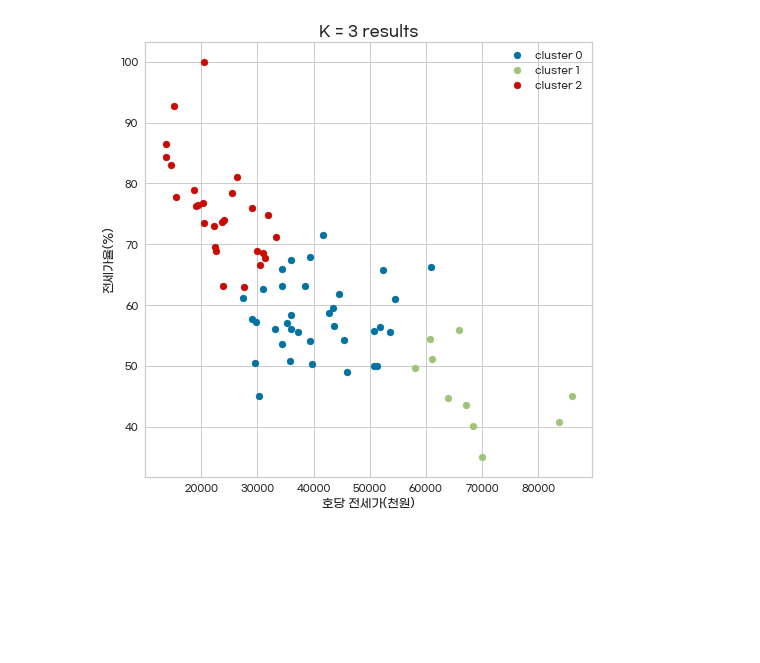
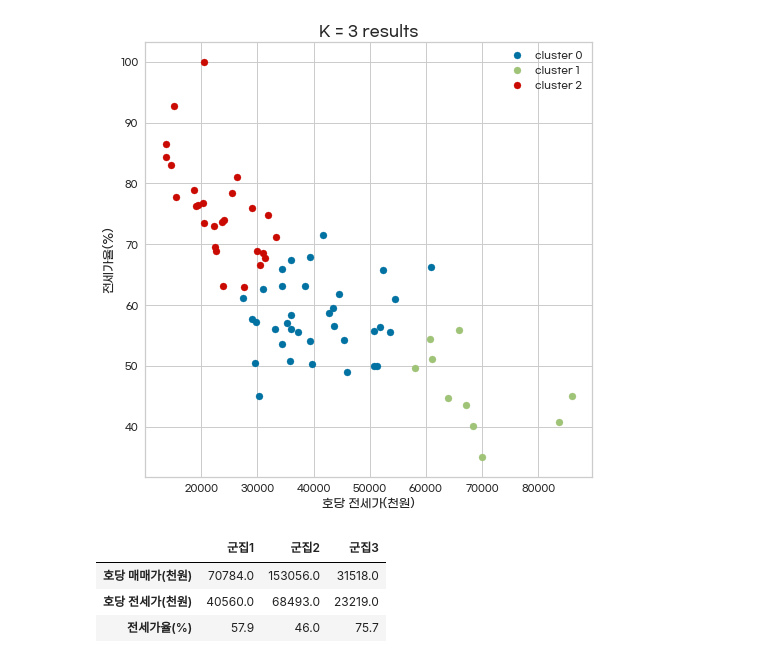
Before and after one commit to Minah-Seong/Project_Can, a Jupyter notebook: 군집분석.ipynb, the cells around one changed output. Drawn from its saved outputs; the diff is of its cells as text; code cells hidden in the pictures; blank space fills up the shorter version.

```diff
--- a/군집분석.ipynb
+++ b/군집분석.ipynb
@@ -160,0 +173,13 @@ m.save('군집분석_시각화.html')
+# %%
+result = pd.concat([cl1, cl2, cl3],axis=1)
+result.columns = ["군집1", '군집2', '군집3']
+result2 = result.loc[['전세가율(%)']].round(1)
+result1 = result.loc[["호당 매매가(천원)", "호당 전세가(천원)"]].astype("int")
+
+result = pd.concat([result1, result2], axis = 0)
+result
+# %% [output]
+|  | 군집1 | 군집2 | 군집3 |
+| 호당 매매가(천원) | 70784.0 | 153056.0 | 31518.0 |
+| 호당 전세가(천원) | 40560.0 | 68493.0 | 23219.0 |
+| 전세가율(%) | 57.9 | 46.0 | 75.7 |
```
Also changed, not shown: parts of 3 cells of this notebook.
